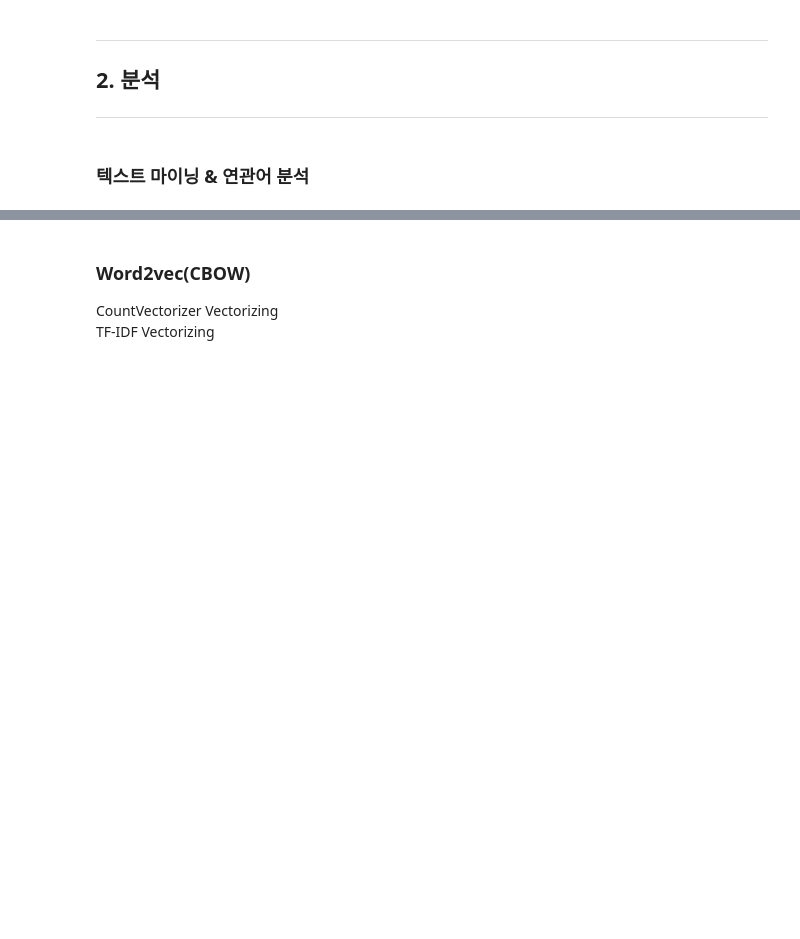
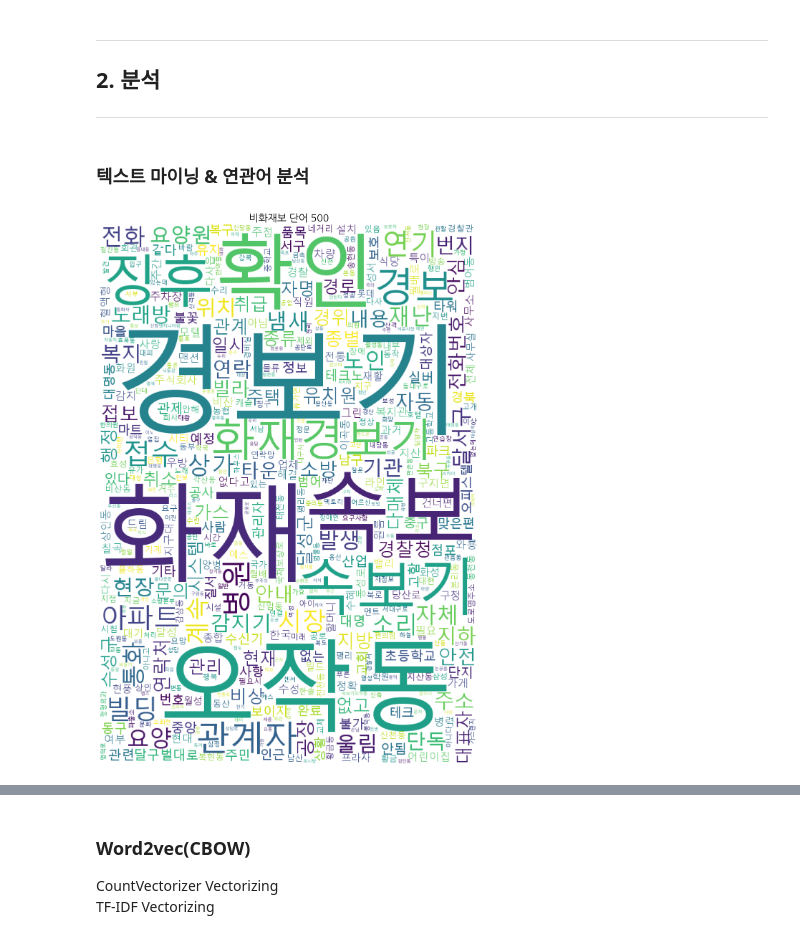
Before and after one commit to 99kb/-_-, a Jupyter notebook: error.ipynb, the cells around one changed output, grey strips where cells are left out. Cells and saved outputs as stored; diff of their text form; code cells hidden in the pictures; blank space fills up the shorter version.

```diff
--- a/error.ipynb
+++ b/error.ipynb
@@ -507,2 +478,19 @@ def find_doc_topic(model, corpus):
 # %% [markdown]
 ### 텍스트 마이닝 & 연관어 분석
+# %%
+word_freq = []
+word_pgr = []
+doc_cnt = len(non_fire)
+dtm_mat = make_dtm(non_fire, stopwords = ['경보기','화재','속보','경보기','속보기','오작동','관련',
+    '번지','경찰관','설치','추가','작동','설비','건물','없음','신고','출동','린다','요청','센터','없다','있음','없는','대구광역시','추정',
+    '대구','조치','상태','확인','관계자','전화'])
+plt.figure( figsize = (20, 20),dpi=100 )
+plt.rc('font', family='NanumGothic')
+plt.imshow(make_wordcloud(dtm_mat, width = 700, height = 1000))
+plt.axis("off")
+# plt.savefig(main_path + "/results/{}/{}_wordcloud.png".format(f_name ,year), bbox_inches='tight')
+plt.title("비화재보 단어 500",fontsize=20)
+plt.show()
+plt.close()
+# %% [output]
+[figure, added]
```
Also changed, not shown: parts of 21 cells of this notebook.
